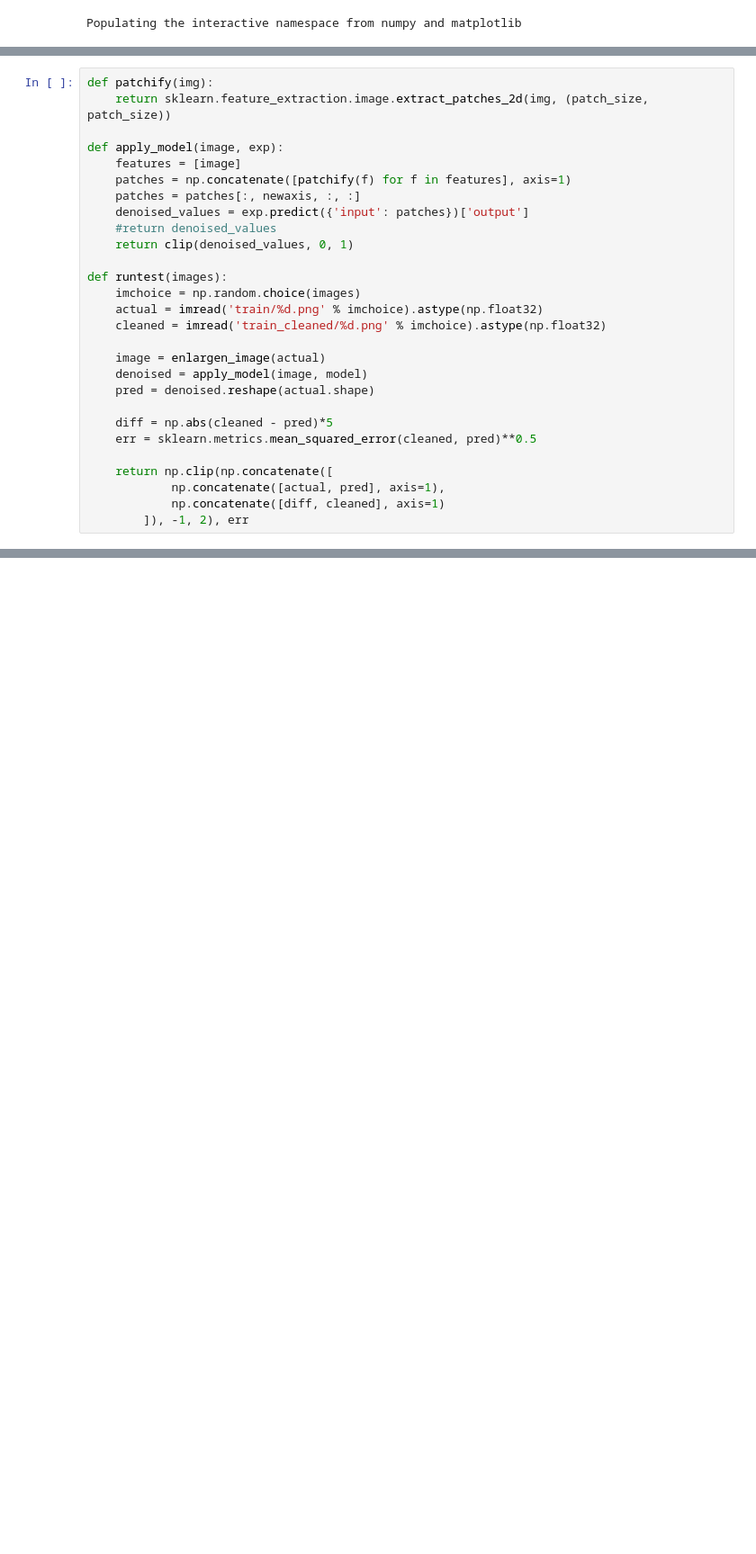
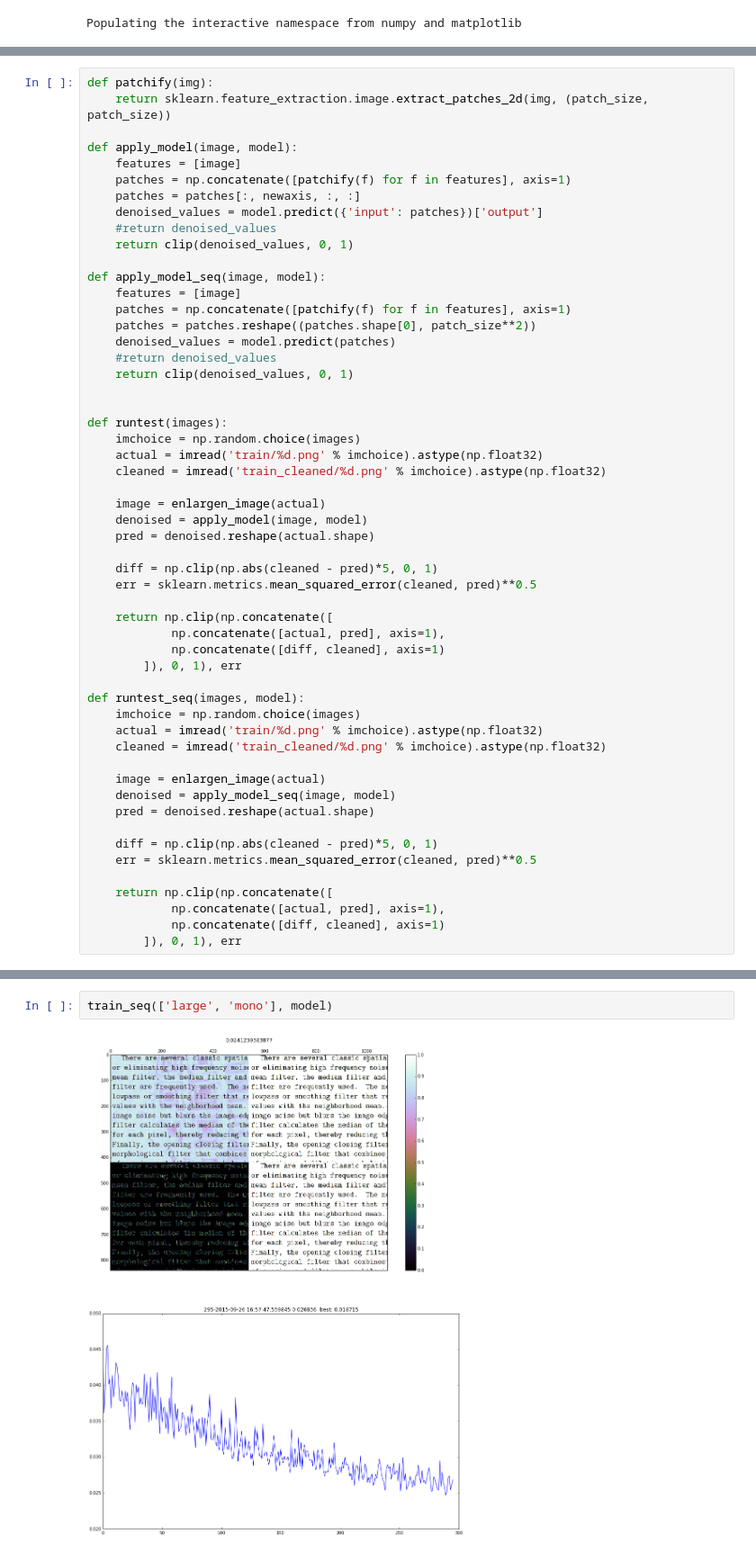
Before and after one commit to ririw/deeplearning-documents, a Jupyter notebook: Category.ipynb, the cells around one changed output, grey strips where cells are left out. Shown: that part at 90% size. Saved outputs shown, nothing was run; the diff lists cells and outputs as text; blank space fills up the shorter version.

```diff
--- a/Category.ipynb
+++ b/Category.ipynb
@@ -118,13 +121,22 @@ matshow(np.concatenate([view_batch() for _ in range(5)]), cmap='RdYlBu')
 def patchify(img):
     return sklearn.feature_extraction.image.extract_patches_2d(img, (patch_size, patch_size))
 
-def apply_model(image, exp):
+def apply_model(image, model):
     features = [image]
     patches = np.concatenate([patchify(f) for f in features], axis=1)
     patches = patches[:, newaxis, :, :]
-    denoised_values = exp.predict({'input': patches})['output']
+    denoised_values = model.predict({'input': patches})['output']
     #return denoised_values
     return clip(denoised_values, 0, 1)
+
+def apply_model_seq(image, model):
+    features = [image]
+    patches = np.concatenate([patchify(f) for f in features], axis=1)
+    patches = patches.reshape((patches.shape[0], patch_size**2))
+    denoised_values = model.predict(patches)
+    #return denoised_values
+    return clip(denoised_values, 0, 1)
+
 
 def runtest(images):
     imchoice = np.random.choice(images)
@@ -135,13 +147,30 @@ def runtest(images):
     denoised = apply_model(image, model)
     pred = denoised.reshape(actual.shape)
 
-    diff = np.abs(cleaned - pred)*5
+    diff = np.clip(np.abs(cleaned - pred)*5, 0, 1)
     err = sklearn.metrics.mean_squared_error(cleaned, pred)**0.5
 
     return np.clip(np.concatenate([
             np.concatenate([actual, pred], axis=1),
             np.concatenate([diff, cleaned], axis=1)
-        ]), -1, 2), err
+        ]), 0, 1), err
+
+def runtest_seq(images, model):
+    imchoice = np.random.choice(images)
+    actual = imread('train/%d.png' % imchoice).astype(np.float32)
+    cleaned = imread('train_cleaned/%d.png' % imchoice).astype(np.float32)
+
+    image = enlargen_image(actual)
+    denoised = apply_model_seq(image, model)
+    pred = denoised.reshape(actual.shape)
+
+    diff = np.clip(np.abs(cleaned - pred)*5, 0, 1)
+    err = sklearn.metrics.mean_squared_error(cleaned, pred)**0.5
+
+    return np.clip(np.concatenate([
+            np.concatenate([actual, pred], axis=1),
+            np.concatenate([diff, cleaned], axis=1)
+        ]), 0, 1), err
 # %%
 import keras.models
 import keras.layers.core as kcore
@@ -249,0 +345,4 @@ while n_epoch < 1000:
+# %%
+train_seq(['large', 'mono'], model)
+# %% [output]
+[figure, added]
```
Also changed, not shown: parts of 6 cells of this notebook.
